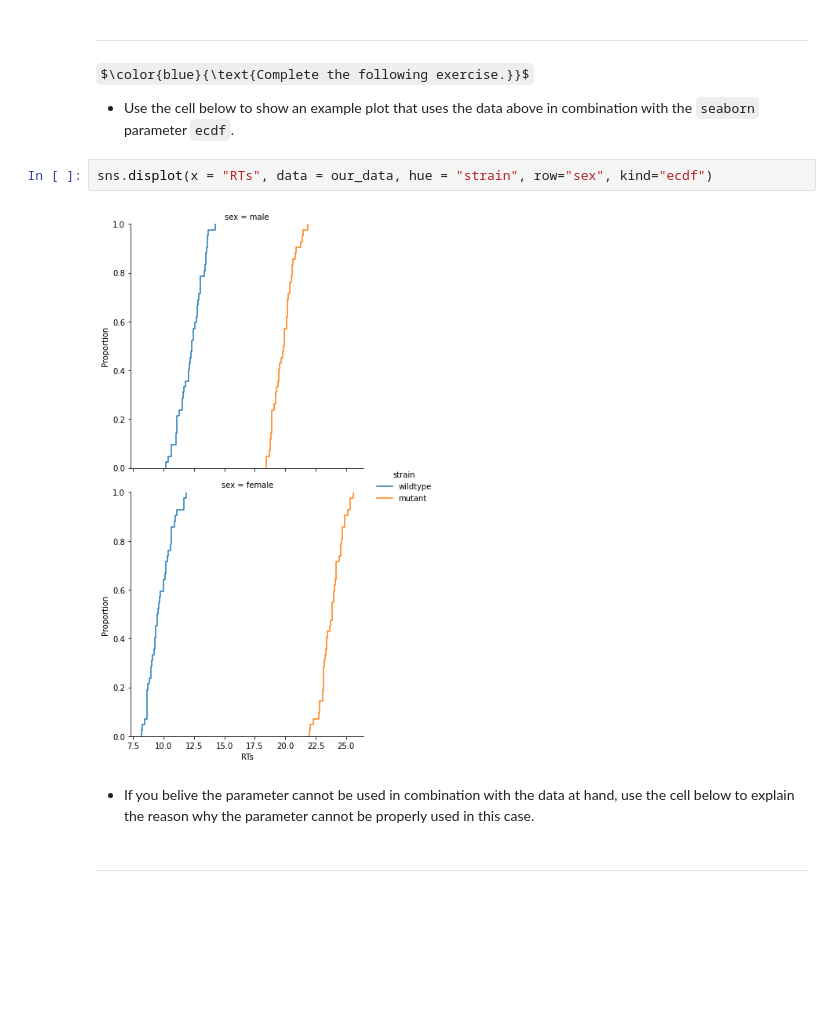
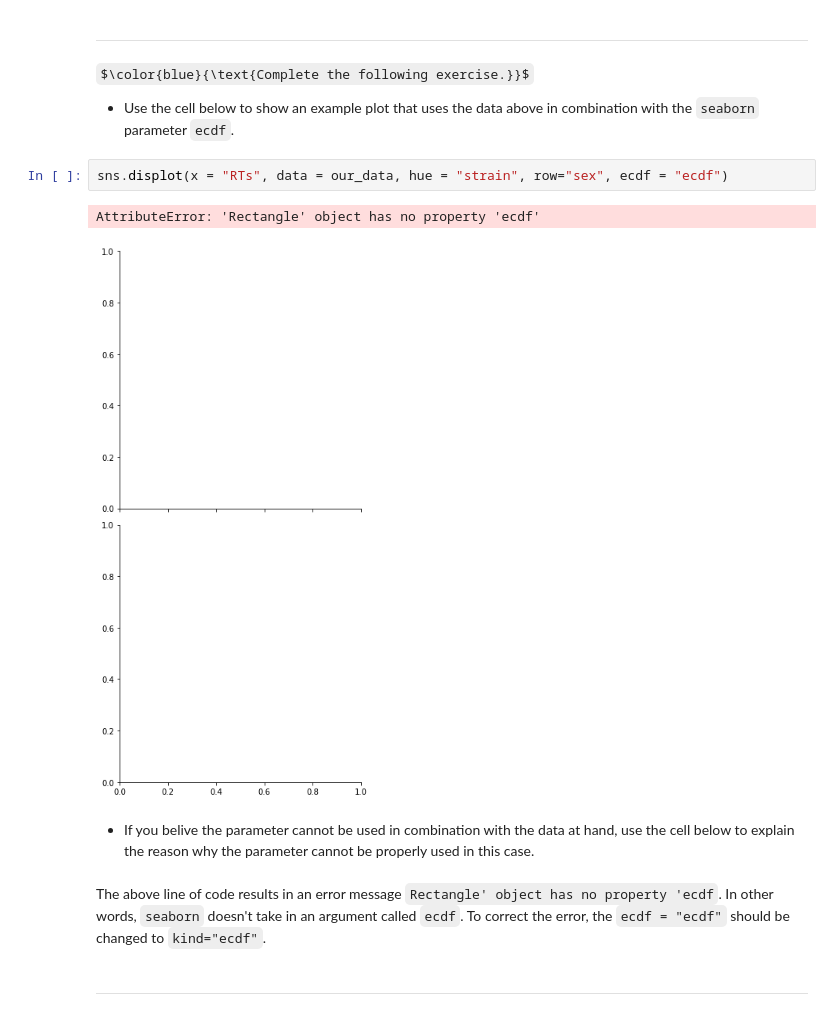
Before and after one commit to baramX3/PSY_submissions, a Jupyter notebook: tutorial_notebooks/tutorial021-Plotting-Seaborn-Introduction.ipynb, the cells around one changed output. Drawn from its saved outputs; the diff is of its cells as text; some formulas as TeX source; blank space fills up the shorter version.

```diff
--- a/tutorial_notebooks/tutorial021-Plotting-Seaborn-Introduction.ipynb
+++ b/tutorial_notebooks/tutorial021-Plotting-Seaborn-Introduction.ipynb
@@ -224,11 +224,14 @@ $\color{blue}{\text{Complete the following exercise.}}$
 
  - Use the cell below to show an example plot that uses the data above in combination with the `seaborn` parameter `ecdf`.
 # %%
-sns.displot(x = "RTs", data = our_data, hue = "strain", row="sex", kind="ecdf")
+sns.displot(x = "RTs", data = our_data, hue = "strain", row="sex", ecdf = "ecdf")
 # %% [output]
+AttributeError: 'Rectangle' object has no property 'ecdf'
-[figure, old version]
+[figure, new version]
 # %% [markdown]
  - If you belive the parameter cannot be used in combination with the data at hand, use the cell below to explain the reason why the parameter cannot be properly used in this case.
+# %% [markdown]
+The above line of code results in an error message `Rectangle' object has no property 'ecdf`. In other words, `seaborn` doesn't take in an argument called `ecdf`. To correct the error, the `ecdf = "ecdf"` should be changed to `kind="ecdf"`.
 # %% [markdown]
 ---
 # %% [markdown]
```
